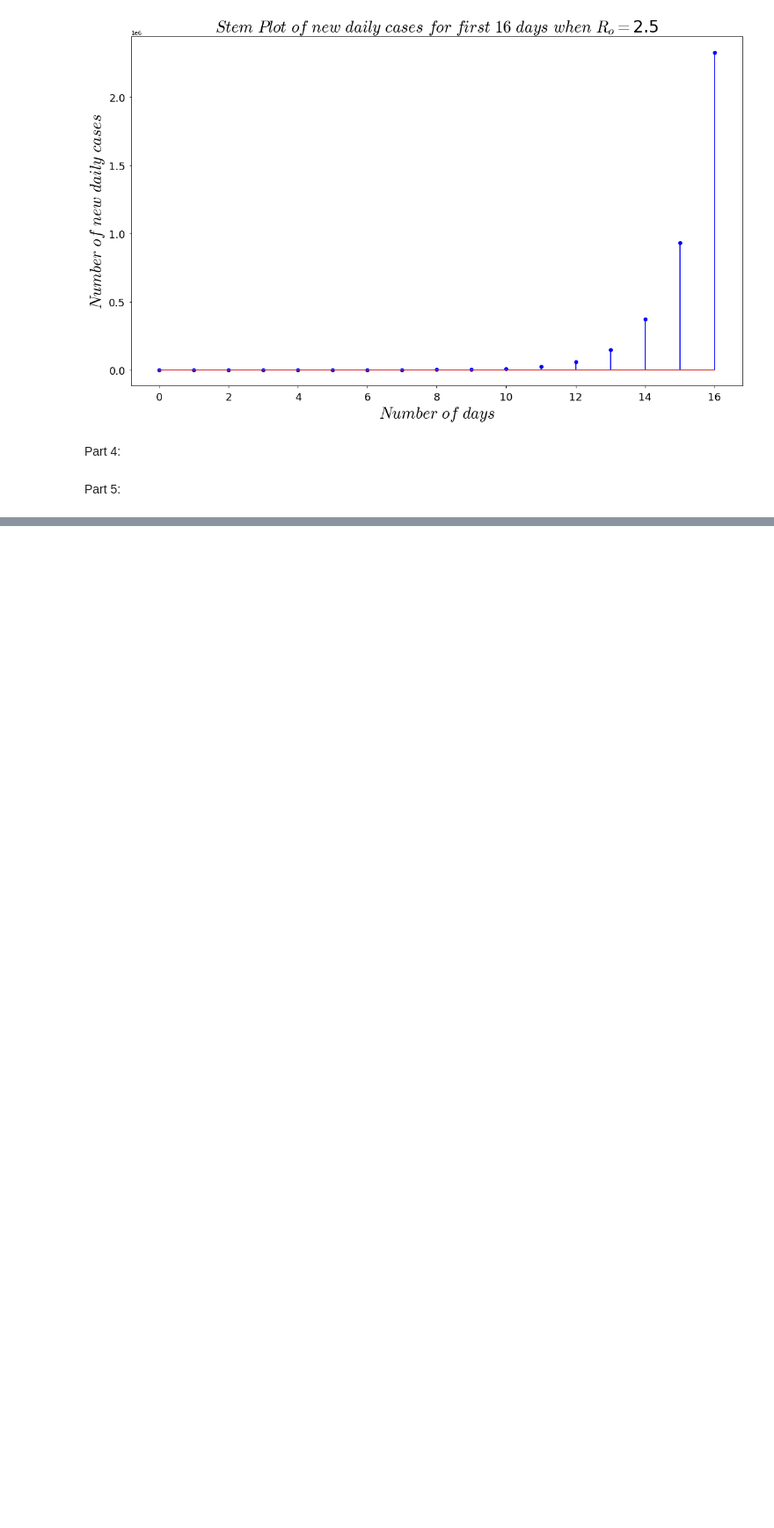
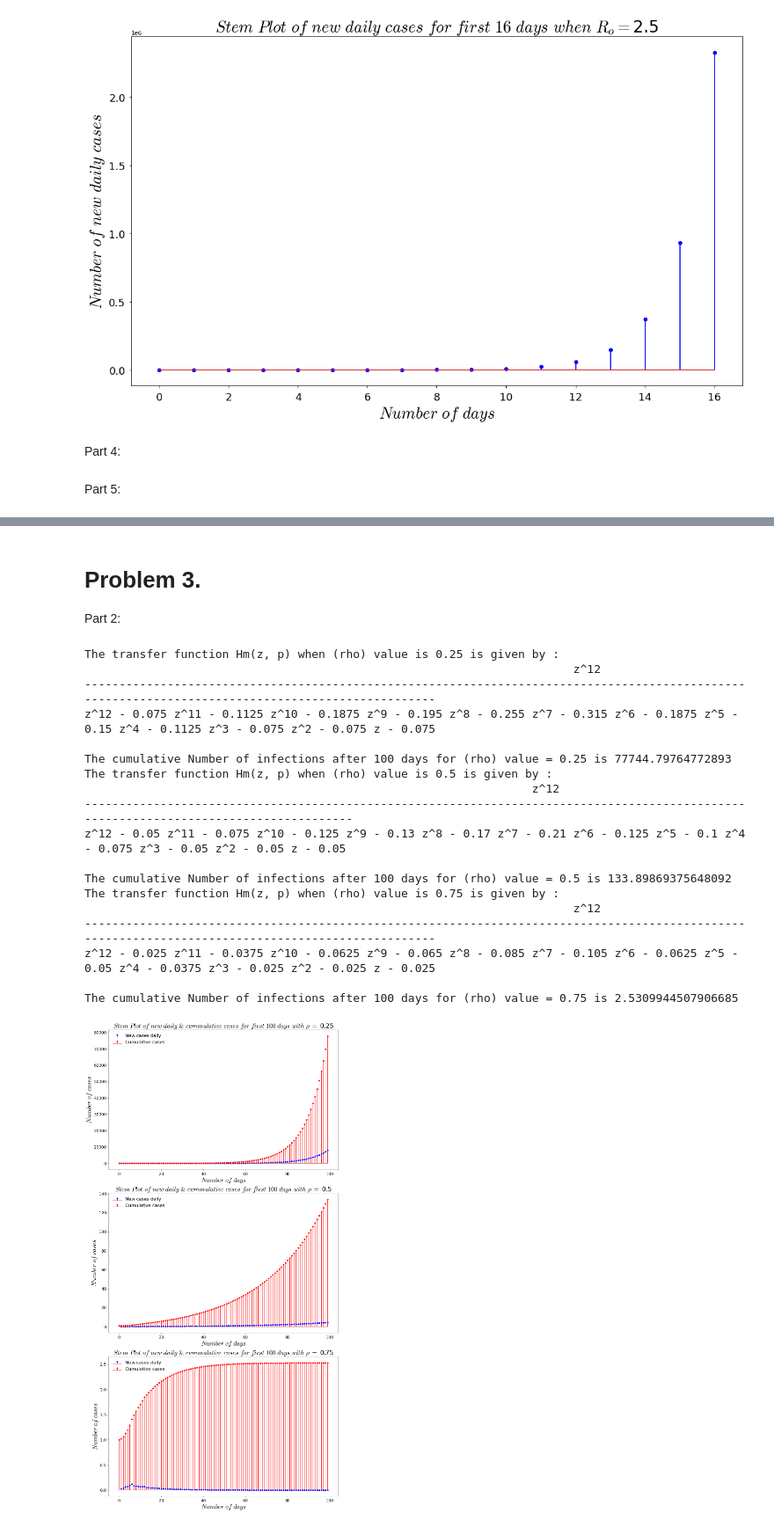
Before and after one commit to Harsha1569/DSP_Lab, a Jupyter notebook: Experiment_8/Experiment_8.ipynb, the cells around one changed output, grey strips where cells are left out. Shown: that part at 88% size. Saved outputs shown, nothing was run; the diff lists cells and outputs as text; code cells hidden in the pictures; blank space fills up the shorter version.

```diff
--- a/Experiment_8/Experiment_8.ipynb
+++ b/Experiment_8/Experiment_8.ipynb
@@ -221,0 +279,67 @@ The total number of infections after 20 days =  60632979
+# %% [markdown]
+# **Problem** **3**. <br>
+Part 2: <br>
+# %%
+plt.figure()
+ax = []
+def plot_s4(x, y, label=None, title=None, xaxis_label=None, yaxis_label=None,  color=None):
+ col='b'
+ if color:
+    col=color
+ markerline, stemline, baseline= plt.stem(x, y, use_line_collection=True, label=label)
+ plt.setp(stemline, color=col)
+ plt.setp(markerline, color=col)
+ plt.xlabel(xaxis_label, fontsize = 28)
+ plt.ylabel(yaxis_label, fontsize = 28)
+ plt.title(title, fontsize = 28)
+ plt.xticks(fontsize=18)
+ plt.yticks(fontsize=18)
+ plt.tight_layout()
+M=12
+rho=[0.25, 0.5, 0.75]
+cf=np.array([.1, .15, .25, .26, .34, .42, .25, .2, .15, .1, .1, .1])
+bmp=[]
+amp=[]
+plt.rcParams['figure.figsize'] = [16, 40]
+n=np.arange(100)
+x=np.zeros(100)
+x[0]=1
+y3=[]
+yc2=[]
+for i in range(len(rho)):
+        bm=np.zeros(13)
+        bm[0]=1
+        bmp.append(bm)
+        amp.append(np.hstack((np.array([1]), -1*(1-rho[i])*cf)))
+        print(r'The transfer function Hm(z, p) when (rho) value is {} is given by : {}'.format(rho[i], control.TransferFunction(bmp[i], amp[i], dt=True)))
+        y3.append(sp.lfilter(bmp[i], amp[i], x))
+        plt.subplot(410+i+1)
+        plot_s4(n, y3[i],label='New cases daily', title=r'$Stem\ Plot\ of\ new\ daily\ &\ cummulative\ cases\ for\ first\ 100\ days\ with\ \rho\ = $ '+str(rho[i]), xaxis_label=r'$Number\ of\ days$', yaxis_label=r'$Number\ of\ cases$')
+        yc2.append(sp.lfilter(bi, ai, y3[i]))
+        plot_s4(n, yc2[i], label='Cumulative cases', title=r'$Stem\ Plot\ of\ new\ daily\ &\ cummulative\ cases\ for\ first\ 100\ days\ with\ \rho\ = $ '+str(rho[i]), xaxis_label=r'$Number\ of\ days$', yaxis_label=r'$Number\ of\ cases$', color='r')
+        print(r'The cumulative Number of infections after 100 days for (rho) value = {} is {} '.format(rho[i], yc2[i][-1]))
+        plt.legend(loc='upper left', prop={"size":20})
+
+
+
+plt.savefig('fig7.png')
+# %% [output]
+The transfer function Hm(z, p) when (rho) value is 0.25 is given by :
+                                                                       z^12
+---------------------------------------------------------------------------------------------------------------------------------------------------
+z^12 - 0.075 z^11 - 0.1125 z^10 - 0.1875 z^9 - 0.195 z^8 - 0.255 z^7 - 0.315 z^6 - 0.1875 z^5 - 0.15 z^4 - 0.1125 z^3 - 0.075 z^2 - 0.075 z - 0.075
+
+The cumulative Number of infections after 100 days for (rho) value = 0.25 is 77744.79764772893
+The transfer function Hm(z, p) when (rho) value is 0.5 is given by :
+                                                                 z^12
+---------------------------------------------------------------------------------------------------------------------------------------
+z^12 - 0.05 z^11 - 0.075 z^10 - 0.125 z^9 - 0.13 z^8 - 0.17 z^7 - 0.21 z^6 - 0.125 z^5 - 0.1 z^4 - 0.075 z^3 - 0.05 z^2 - 0.05 z - 0.05
+
+The cumulative Number of infections after 100 days for (rho) value = 0.5 is 133.89869375648092
+The transfer function Hm(z, p) when (rho) value is 0.75 is given by :
+                                                                       z^12
+---------------------------------------------------------------------------------------------------------------------------------------------------
+z^12 - 0.025 z^11 - 0.0375 z^10 - 0.0625 z^9 - 0.065 z^8 - 0.085 z^7 - 0.105 z^6 - 0.0625 z^5 - 0.05 z^4 - 0.0375 z^3 - 0.025 z^2 - 0.025 z - 0.025
+
+The cumulative Number of infections after 100 days for (rho) value = 0.75 is 2.5309944507906685
+[figure, added]
```
Also changed, not shown: parts of 9 cells of this notebook.
